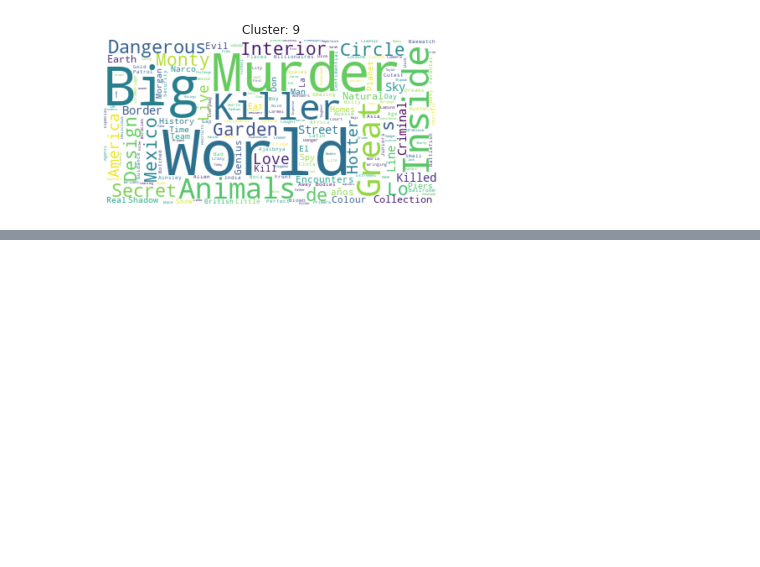
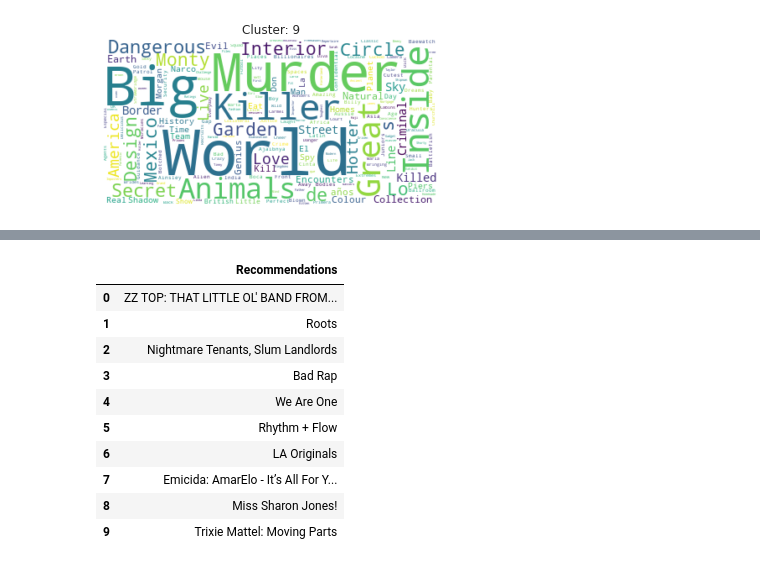
Before and after one commit to Bhushan271098/NETFLIX-MOVIES-AND-TV-SHOWS-CLUSTERING, a Jupyter notebook: Copy_of_NETFLIX_MOVIES_AND_TV_SHOWS_CLUSTERING.ipynb, the cells around one changed output, grey strips where cells are left out. Saved outputs shown, nothing was run; the diff lists cells and outputs as text; code cells hidden in the pictures; blank space fills up the shorter version.

```diff
--- a/Copy_of_NETFLIX_MOVIES_AND_TV_SHOWS_CLUSTERING.ipynb
+++ b/Copy_of_NETFLIX_MOVIES_AND_TV_SHOWS_CLUSTERING.ipynb
@@ -1694,0 +1697,5 @@ for i in range(10):
+# %%
+cluster_df = df[['title']]
+cluster_df['cluster_data'] = (df['description'] + ' ' + df['listed_in'] + ' ' + df['director'] + ' ' + df['cast'] + ' ' + df['country'] + ' ' + df['rating']).astype(str)
+cluster_df.set_index('title', inplace = True)
+cluster_df.head()
@@ -1694,0 +1710,4 @@ for i in range(10):
+# %%
+# print cosine_sim
+cosine_sim = cosine_similarity(X, X)
+cosine_sim
@@ -1694,0 +1728,38 @@ for i in range(10):
+# %%
+indices = pd.Series(cluster_df.index)
+# %%
+# function that takes in movie title as input and returns the top 10 recommended movies
+def recommendations(Title, cosine_sim = cosine_sim):
+
+    recommended_movies = []
+
+    # gettin the index of the movie that matches the title
+    idx = indices[indices == Title].index[0]
+
+    # creating a Series with the similarity scores in descending order
+    score_series = pd.Series(cosine_sim[idx]).sort_values(ascending = False)
+
+    # getting the indexes of the 10 most similar movies
+    top_10_indexes = list(score_series.iloc[1:11].index)
+
+    # populating the list with the titles of the best 10 matching movies
+    for i in top_10_indexes:
+        recommended_movies.append(list(cluster_df.index)[i])
+
+    return recommended_movies
+# %%
+# Lets try getting recommendations for Movies.
+movie_recommendations = pd.DataFrame(recommendations('Zulu Man in Japan'), columns=['Recommendations'])
+movie_recommendations.head(11)
+# %% [output]
+|  | Recommendations |
+| 0 | ZZ TOP: THAT LITTLE OL' BAND FROM... |
+| 1 | Roots |
+| 2 | Nightmare Tenants, Slum Landlords |
+| 3 | Bad Rap |
+| 4 | We Are One |
+| 5 | Rhythm + Flow |
+| 6 | LA Originals |
+| 7 | Emicida: AmarElo - It’s All For Y... |
+| 8 | Miss Sharon Jones! |
+| 9 | Trixie Mattel: Moving Parts |
```
Also changed, not shown: parts of 4 cells of this notebook.
